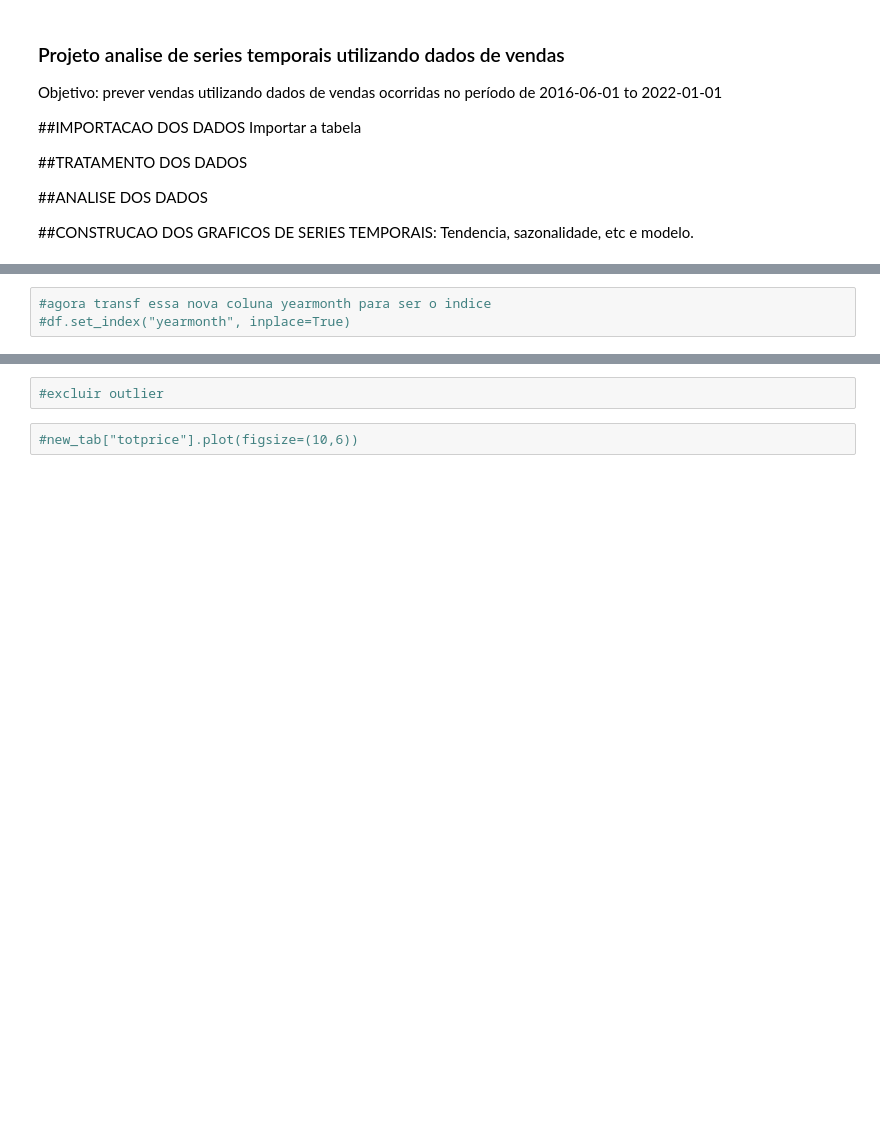
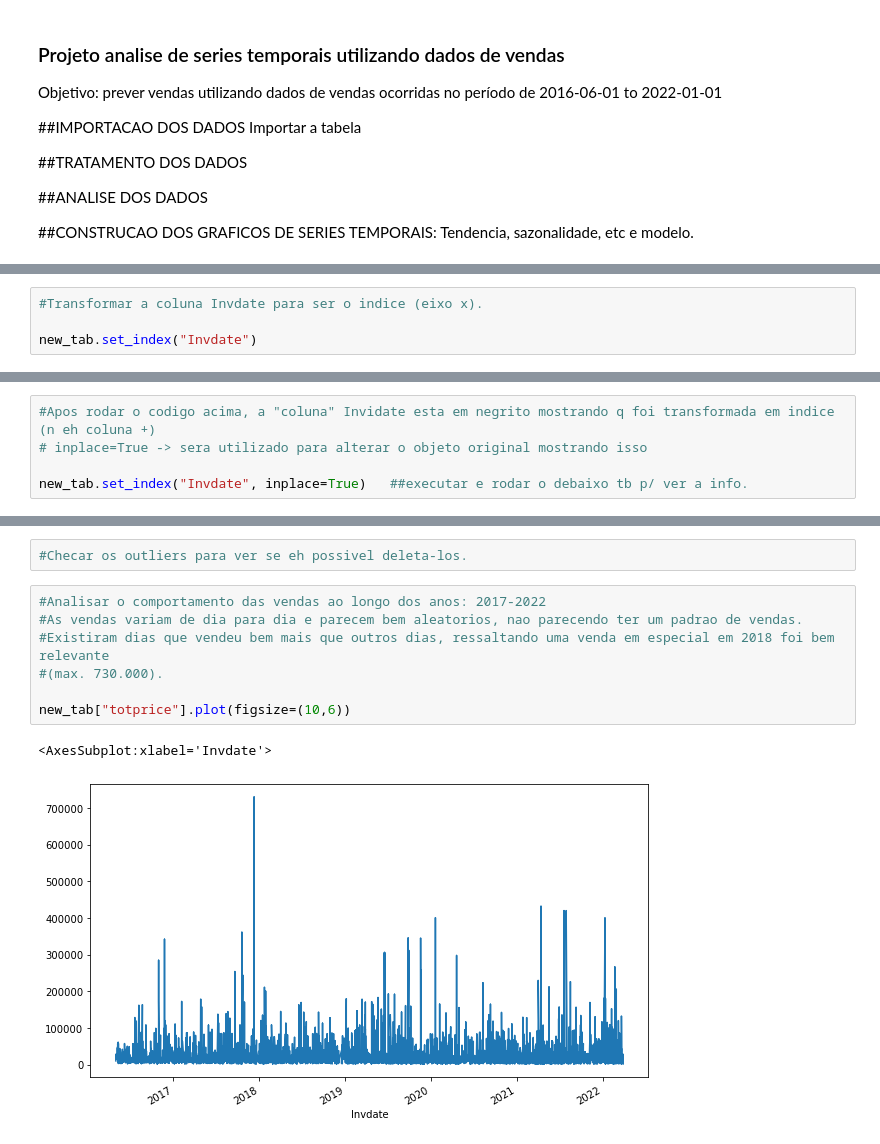
Before and after one commit to Keylla-Rodrigues/Forescasting-sales, a Jupyter notebook: Forecasting-salesV1.ipynb, the cells around one changed output, grey strips where cells are left out. Drawn from its saved outputs; the diff is of its cells as text; blank space fills up the shorter version.

```diff
--- a/Forecasting-salesV1.ipynb
+++ b/Forecasting-salesV1.ipynb
@@ -100,3 +78,4 @@ Name: Invdate, Length: 6202, dtype: datetime64[ns]
 # %%
-#agora transf essa nova coluna yearmonth para ser o indice
-#df.set_index("yearmonth", inplace=True)
+#Transformar a coluna Invdate para ser o indice (eixo x).
+
+new_tab.set_index("Invdate")
@@ -103 +97,6 @@ Name: Invdate, Length: 6202, dtype: datetime64[ns]
+# %%
+#Apos rodar o codigo acima, a "coluna" Invidate esta em negrito mostrando q foi transformada em indice (n eh coluna +)
+# inplace=True -> sera utilizado para alterar o objeto original mostrando isso
+
+new_tab.set_index("Invdate", inplace=True)   ##executar e rodar o debaixo tb p/ ver a info.
 # %%
@@ -114,7 +131,15 @@ round(new_tab.describe())
 | 50% | 12979.0 |
 | 75% | 23513.0 |
 | max | 730000.0 |
-# %%
-#excluir outlier
+# %%
+#Checar os outliers para ver se eh possivel deleta-los.
 # %%
-#new_tab["totprice"].plot(figsize=(10,6))
+#Analisar o comportamento das vendas ao longo dos anos: 2017-2022
+#As vendas variam de dia para dia e parecem bem aleatorios, nao parecendo ter um padrao de vendas.
+#Existiram dias que vendeu bem mais que outros dias, ressaltando uma venda em especial em 2018 foi bem relevante
+#(max. 730.000).
+
+new_tab["totprice"].plot(figsize=(10,6))
+# %% [output]
+<AxesSubplot:xlabel='Invdate'>
+[figure, added]
```
Also changed, not shown: parts of 21 cells of this notebook.
